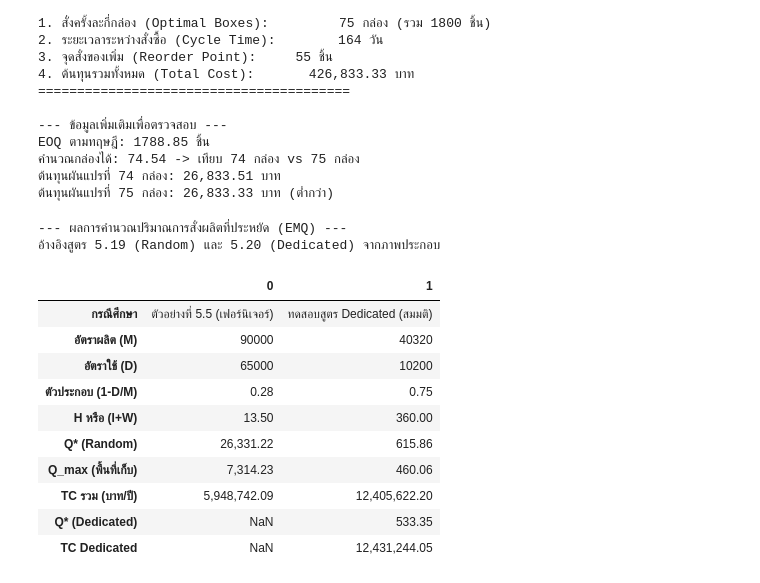
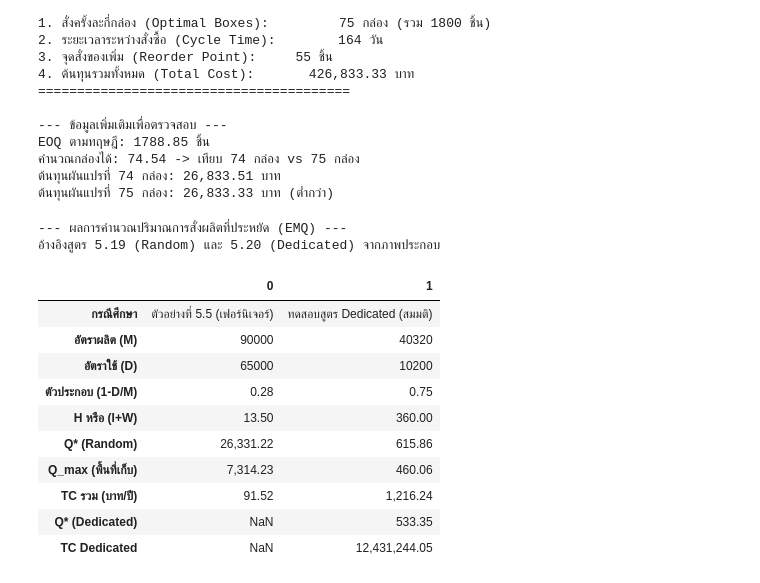
Before and after one commit to alicelouis47/Product_AMI, a Jupyter notebook: 5_Inventory_Analysis_and_Control.ipynb, the cells around one changed output. Cells and saved outputs as stored; diff of their text form; code cells hidden in the pictures.

```diff
--- a/5_Inventory_Analysis_and_Control.ipynb
+++ b/5_Inventory_Analysis_and_Control.ipynb
@@ -1154,7 +1154,7 @@ def analyze_production_model(data_list):
         # คำนวณ TC (Random)
         # TC = C(D) + (P)(D/Q) + (H)(Q_max/2) -- H ในที่นี้คือ I+W
         holding_cost_random = denom_random * Q_opt_random / 2 # ยบย่อสูตรจาก (I+W)(1-D/M)(Q)/2
-        TC_random = (C * D) + (P * D / Q_opt_random) + holding_cost_random
+        TC_random = (C) + (P / Q_opt_random) + (holding_cost_random/D) # แก้ไขสูตร TC ให้ถูกต้อง
 
         # -------------------------------------------------------
         # 2.2 คำนวณแบบ Dedicated Storage (สมการ 5.20)
@@ -1189,33 +1189,33 @@ def analyze_production_model(data_list):
             "TC รวม (บาท/ปี)": TC_random,
             # ผลลัพธ์ Dedicated
             "Q* (Dedicated)": Q_opt_dedicated,
             "TC Dedicated": TC_dedicated
         })
 
     return pd.DataFrame(results)
 
 # ==========================================
 # 3. แสดงผลลัพธ์
 # ==========================================
 df_production = analyze_production_model(production_data)
 
 # จัดรูปแบบตัวเลข
 pd.options.display.float_format = '{:,.2f}'.format
 
 print("--- ผลการคำนวณปริมาณการสั่งผลิตที่ประหยัด (EMQ) ---")
 print("อ้างอิงสูตร 5.19 (Random) และ 5.20 (Dedicated) จากภาพประกอบ")
 display(df_production.T) # .T เพื่อให้อ่านง่ายในแนวตั้ง
 # %% [output]
 --- ผลการคำนวณปริมาณการสั่งผลิตที่ประหยัด (EMQ) ---
 อ้างอิงสูตร 5.19 (Random) และ 5.20 (Dedicated) จากภาพประกอบ
 |  | 0 | 1 |
 | กรณีศึกษา | ตัวอย่างที่ 5.5 (เฟอร์นิเจอร์) | ทดสอบสูตร Dedicated (สมมติ) |
 | อัตราผลิต (M) | 90000 | 40320 |
 | อัตราใช้ (D) | 65000 | 10200 |
 | ตัวประกอบ (1-D/M) | 0.28 | 0.75 |
 | H หรือ (I+W) | 13.50 | 360.00 |
 | Q* (Random) | 26,331.22 | 615.86 |
 | Q_max (พื้นที่เก็บ) | 7,314.23 | 460.06 |
-| TC รวม (บาท/ปี) | 5,948,742.09 | 12,405,622.20 |
+| TC รวม (บาท/ปี) | 91.52 | 1,216.24 |
 | Q* (Dedicated) | NaN | 533.35 |
 | TC Dedicated | NaN | 12,431,244.05 |
```
Also changed, not shown: 1 other file.
